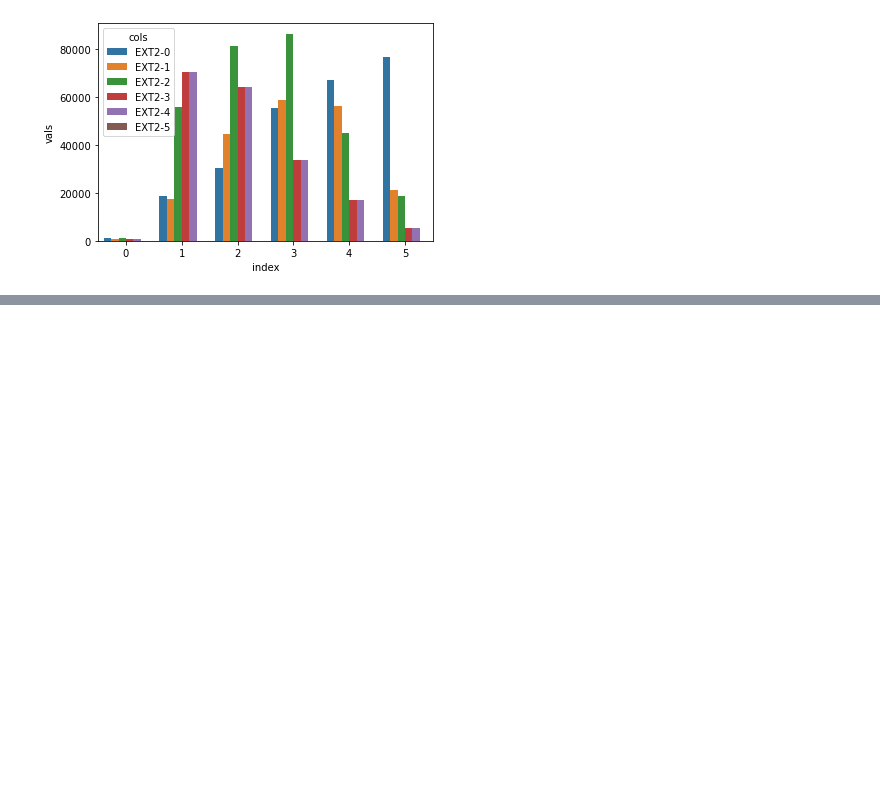
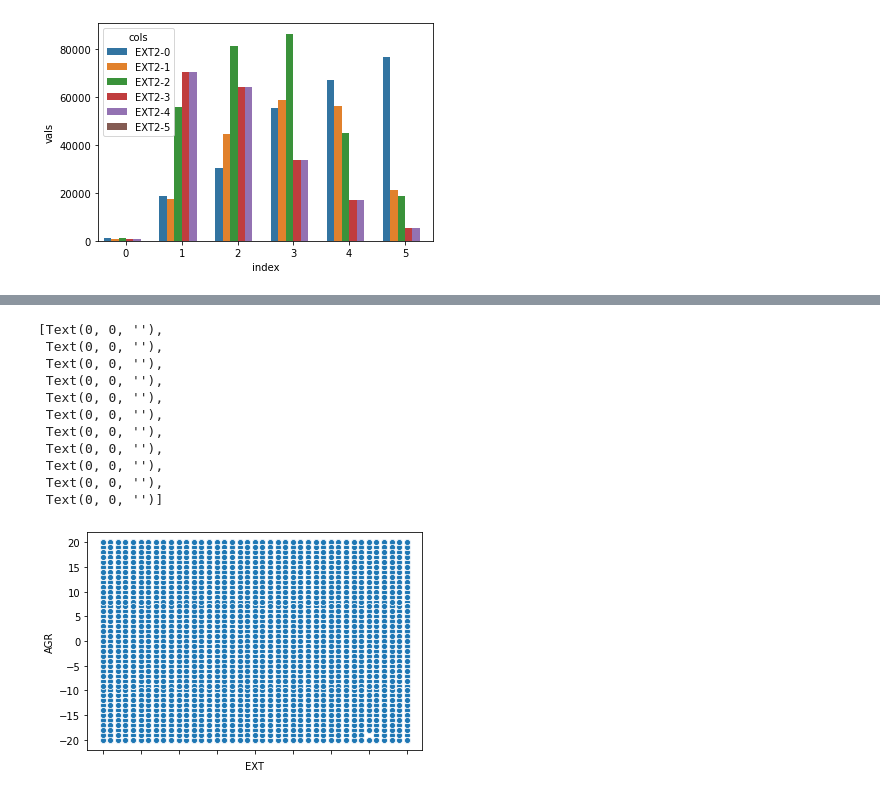
Before and after one commit to zeusgedofdata/Data_Visualization, a Jupyter notebook: Personality.ipynb, the cells around one changed output, grey strips where cells are left out. Drawn from its saved outputs; the diff is of its cells as text; code cells hidden in the pictures; blank space fills up the shorter version.

```diff
--- a/Personality.ipynb
+++ b/Personality.ipynb
@@ -162,3 +162,24 @@ def compare_two_values(col1, col2):
 compare_two_values("EXT1", "EXT2")
 # %% [output]
 [figure]
+# %%
+pos_questions = [ # positive questions adding to the trait.
+    'EXT1','EXT3','EXT5','EXT7','EXT9',                       # 5 Extroversion
+    'EST1','EST3','EST5','EST6','EST7','EST8','EST9','EST10', # 8 Neuroticism
+    'AGR2','AGR4','AGR6','AGR8','AGR9','AGR10',               # 6 Agreeableness
+    'CSN1','CSN3','CSN5','CSN7','CSN9','CSN10',               # 6 Conscientiousness
+    'OPN1','OPN3','OPN5','OPN7','OPN8','OPN9','OPN10',        # 7 Openness
+]
+neg_questions = [ # negative (negating) questions subtracting from the trait.
+    'EXT2','EXT4','EXT6','EXT8','EXT10', # 5 Extroversion
+    'EST2','EST4',                       # 2 Neuroticism
+    'AGR1','AGR3','AGR5','AGR7',         # 4 Agreeableness
+    'CSN2','CSN4','CSN6','CSN8',         # 4 Conscientiousness
+    'OPN2','OPN4','OPN6',                # 3 Openness
+]
+
+personality[pos_questions] = personality[pos_questions].replace({1:-2, 2:-1, 3:0, 4:1, 5:2})
+personality[neg_questions] = personality[neg_questions].replace({1:2, 2:1, 3:0, 4:-1, 5:-2})
+cols = pos_questions + neg_questions
+personality = personality[sorted(cols)]
+personality.head()
@@ -164,0 +194,8 @@ compare_two_values("EXT1", "EXT2")
+# %%
+traits = ['EXT', 'EST', 'AGR', 'CSN', 'OPN']
+trait_labels = ['Extroversion', 'Neuroticism', 'Agreeableness', 'Conscientiousness', 'Openness']
+
+for trait in traits:
+    trait_cols = sorted([col for col in personality.columns if trait in col and '_E' not in col])
+    personality[trait] = personality[trait_cols].sum(axis=1)
+personality[traits].head()
@@ -164,0 +209,16 @@ compare_two_values("EXT1", "EXT2")
+# %%
+ax = sns.scatterplot(x= 'EXT', y='AGR', data=personality)
+ax.set_xticklabels(ax.get_xticklabels(), rotation=90)
+# %% [output]
+[Text(0, 0, ''),
+ Text(0, 0, ''),
+ Text(0, 0, ''),
+ Text(0, 0, ''),
+ Text(0, 0, ''),
+ Text(0, 0, ''),
+ Text(0, 0, ''),
+ Text(0, 0, ''),
+ Text(0, 0, ''),
+ Text(0, 0, ''),
+ Text(0, 0, '')]
+[figure, added]
```
Also changed, not shown: parts of 2 cells of this notebook, 12 other files.
